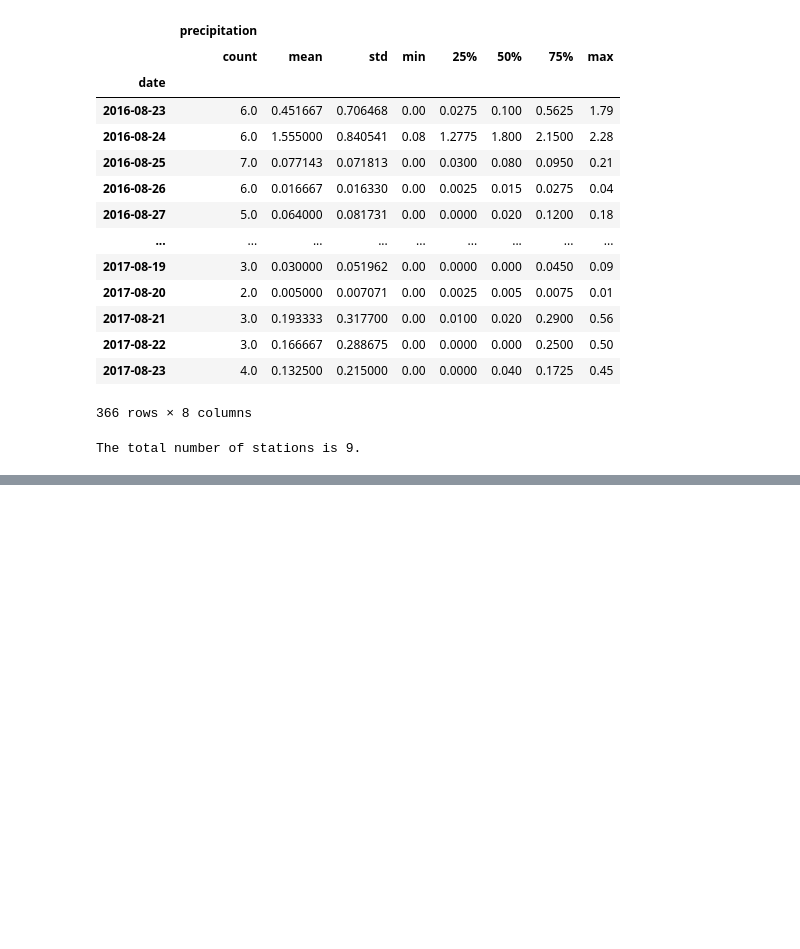
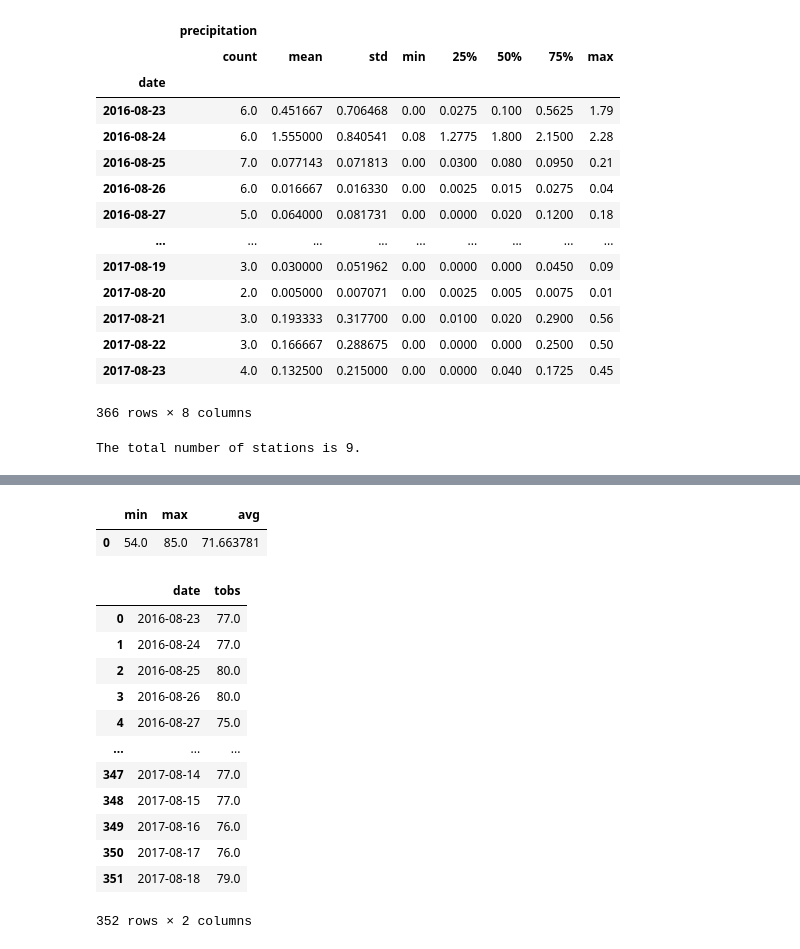
Before and after one commit to Michelin96/sqlalchemy-challenge, a Jupyter notebook: climate.ipynb, the cells around one changed output, grey strips where cells are left out. Cells and saved outputs as stored; diff of their text form; code cells hidden in the pictures; blank space fills up the shorter version.

```diff
--- a/climate.ipynb
+++ b/climate.ipynb
@@ -318,0 +219,34 @@ all_measurements
+# %%
+# Get the min, max, and avg temp (tobs) data for station 7, the most active
+sel = [func.min(Measurement.tobs),func.max(Measurement.tobs), func.avg(Measurement.tobs)]
+station_seven = session.query(*sel).filter(Measurement.station == 'USC00519281')
+
+#Put the TOBS query results in a data frame
+station_seven_df = pd.DataFrame(station_seven, columns=['min','max', 'avg'])
+station_seven_df
+# %% [output]
+|  | min | max | avg |
+| 0 | 54.0 | 85.0 | 71.663781 |
+# %%
+# Last 12 months of temperature observation data (TOBS) for station 7
+last_year_station7 = session.query(Measurement.date, Measurement.tobs) \
+.filter(Measurement.date >= '2016-08-23', Measurement.station == 'USC00519281').order_by(Measurement.date).all()
+
+#Putting the query results in a dataframe
+station7_tobs_data = pd.DataFrame(last_year_station7, columns=['date', 'tobs'])
+
+station7_tobs_data
+# %% [output]
+|  | date | tobs |
+| 0 | 2016-08-23 | 77.0 |
+| 1 | 2016-08-24 | 77.0 |
+| 2 | 2016-08-25 | 80.0 |
+| 3 | 2016-08-26 | 80.0 |
+| 4 | 2016-08-27 | 75.0 |
+| ... | ... | ... |
+| 347 | 2017-08-14 | 77.0 |
+| 348 | 2017-08-15 | 77.0 |
+| 349 | 2017-08-16 | 76.0 |
+| 350 | 2017-08-17 | 76.0 |
+| 351 | 2017-08-18 | 79.0 |
+352 rows × 2 columns
```
Also changed, not shown: parts of 11 cells of this notebook.
